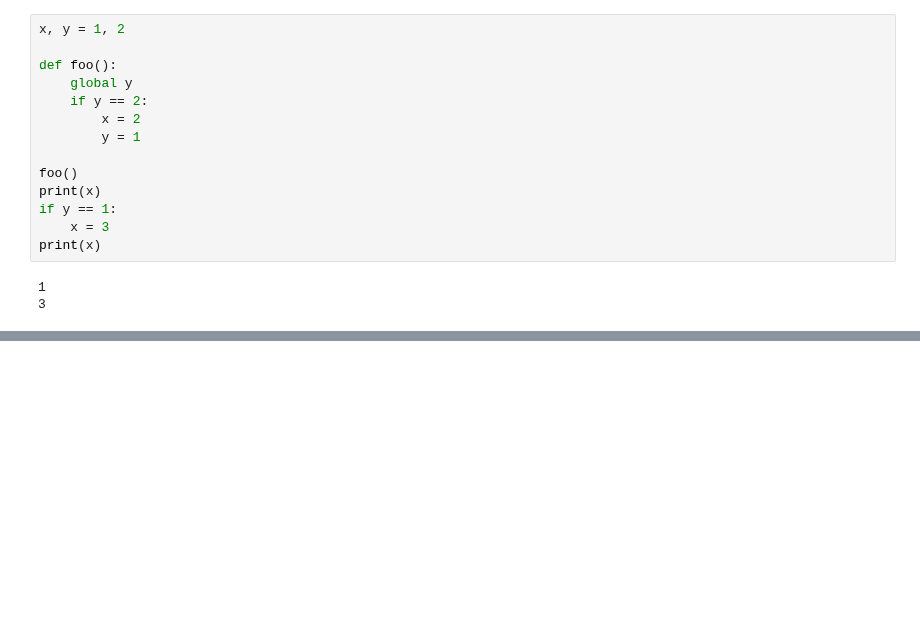
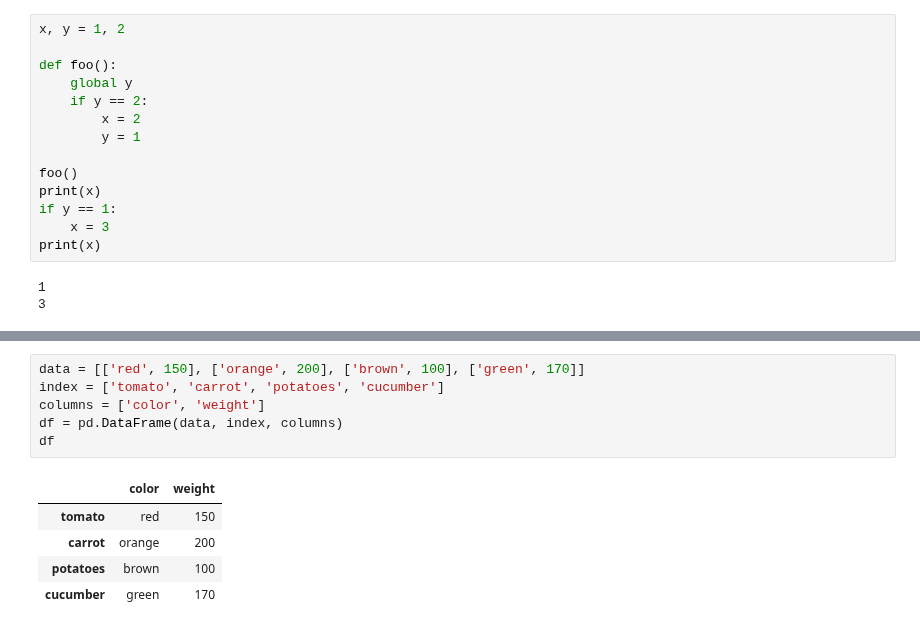
Before and after one commit to Sinrez/pyCoursera, a Jupyter notebook: req.ipynb, the cells around one changed output, grey strips where cells are left out. Drawn from its saved outputs; the diff is of its cells as text; blank space fills up the shorter version.

```diff
--- a/req.ipynb
+++ b/req.ipynb
@@ -156,0 +261,12 @@ print(x)
+# %%
+data = [['red', 150], ['orange', 200], ['brown', 100], ['green', 170]]
+index = ['tomato', 'carrot', 'potatoes', 'cucumber']
+columns = ['color', 'weight']
+df = pd.DataFrame(data, index, columns)
+df
+# %% [output]
+|  | color | weight |
+| tomato | red | 150 |
+| carrot | orange | 200 |
+| potatoes | brown | 100 |
+| cucumber | green | 170 |
```
Also changed, not shown: parts of 14 cells of this notebook.
